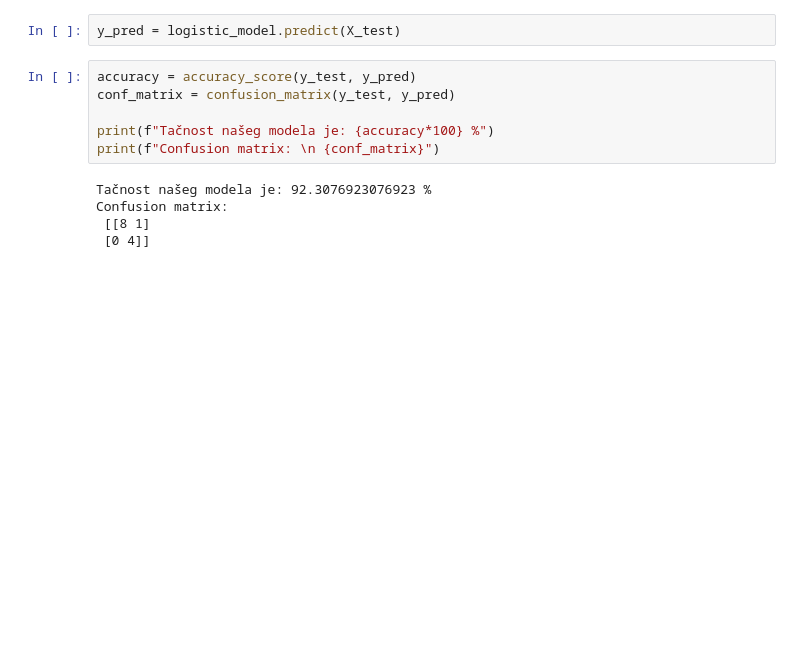
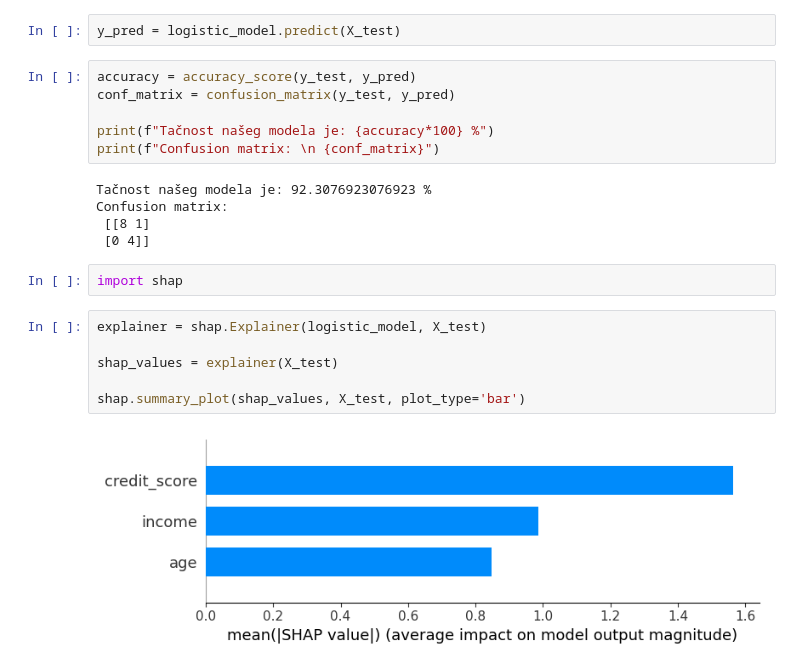
Before and after one commit to AlmaSnagic/mashine_learning, a Jupyter notebook: Vjezba 3/Zadatak4.ipynb, the cells around one changed output. Cells and saved outputs as stored; diff of their text form; blank space fills up the shorter version.

```diff
--- a/Vjezba 3/Zadatak4.ipynb
+++ b/Vjezba 3/Zadatak4.ipynb
@@ -186,3 +186,13 @@ Tačnost našeg modela je: 92.3076923076923 %
 Confusion matrix:
  [[8 1]
  [0 4]]
+# %%
+import shap
+# %%
+explainer = shap.Explainer(logistic_model, X_test)
+
+shap_values = explainer(X_test)
+
+shap.summary_plot(shap_values, X_test, plot_type='bar')
+# %% [output]
+[figure, added]
```
Also changed, not shown: 4 other files.
